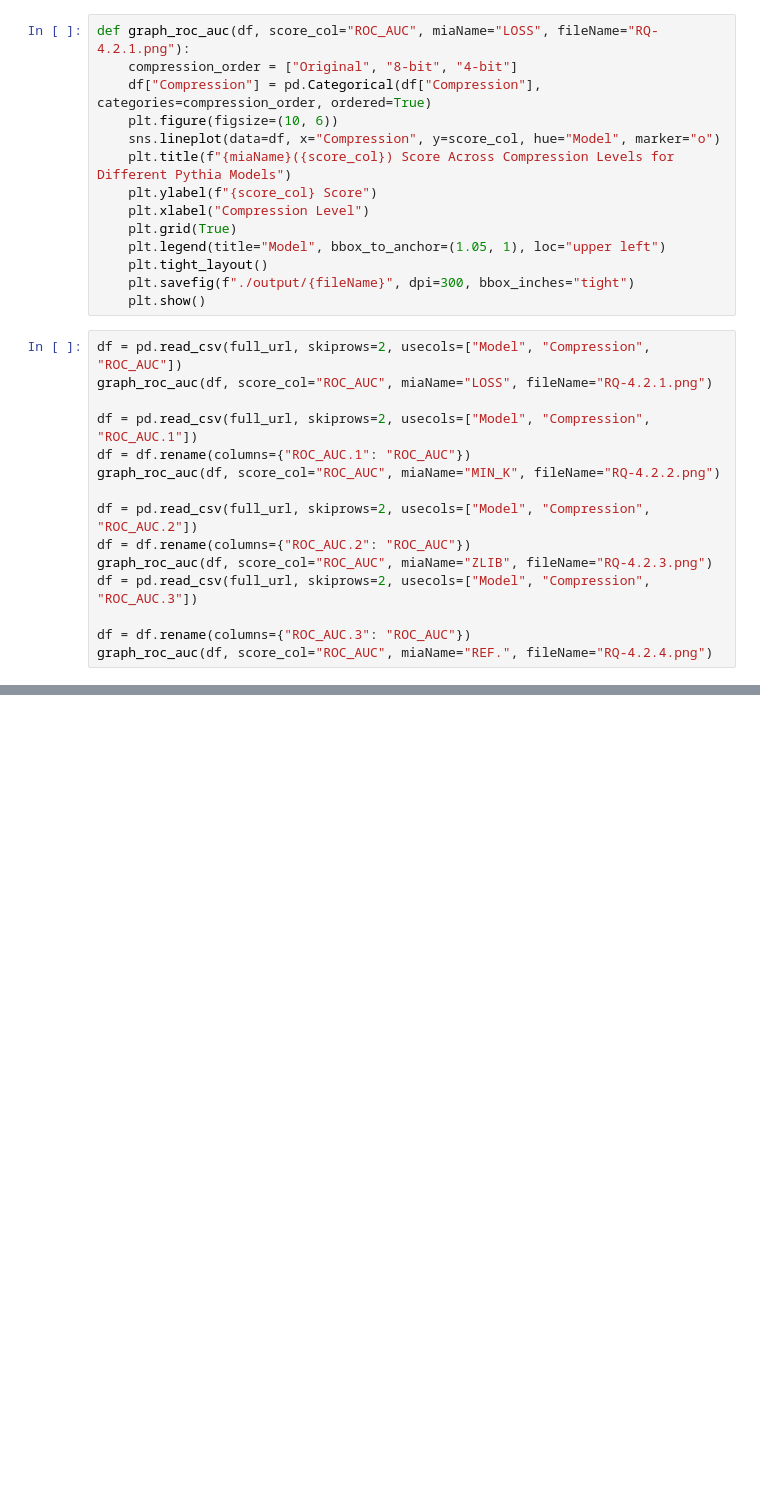
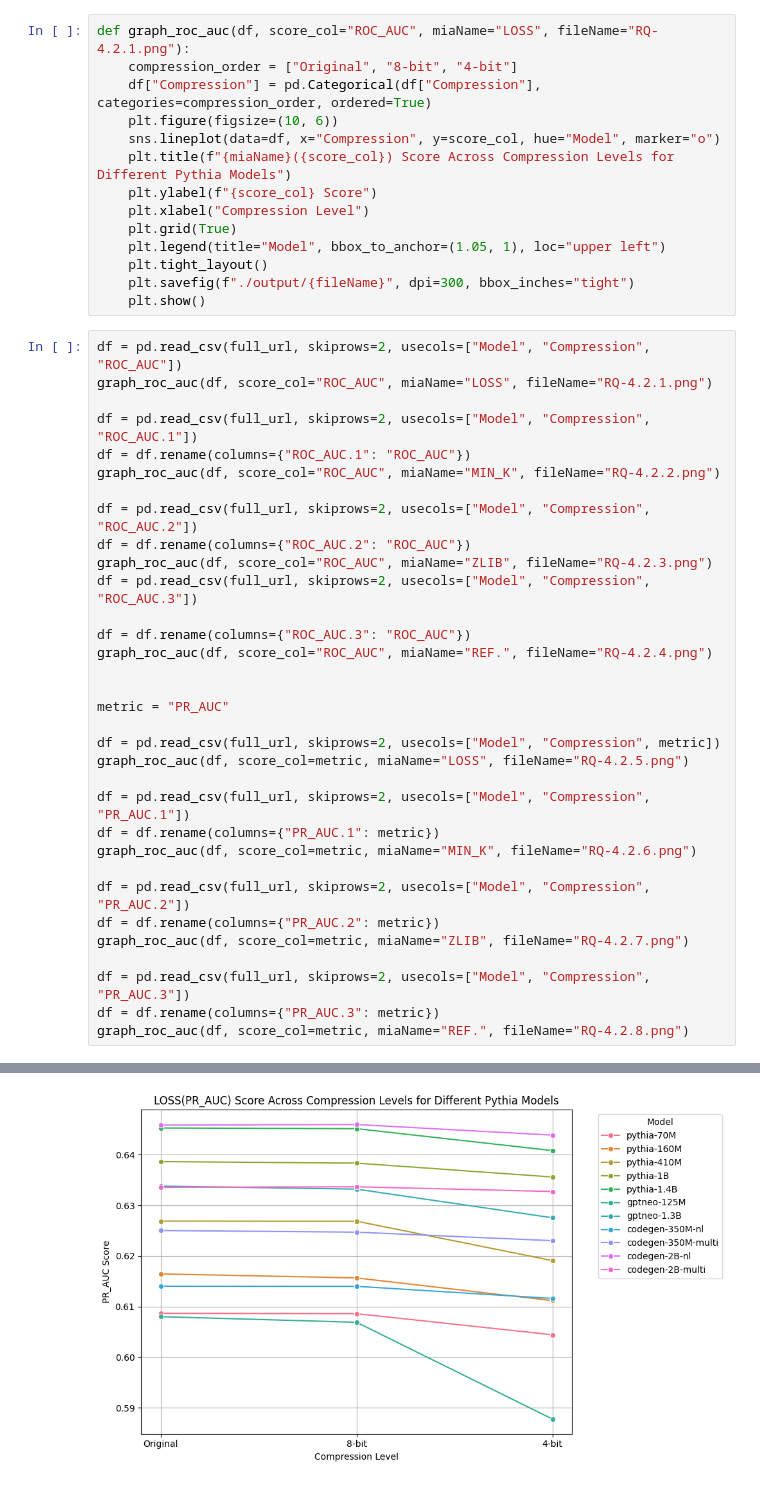
Before and after one commit to nazmul-me/mimir, a Jupyter notebook: resultsAnalysis/graph/RQ4-generalizibilty.ipynb, the cells around one changed output, grey strips where cells are left out. Cells and saved outputs as stored; diff of their text form; blank space fills up the shorter version.

```diff
--- a/resultsAnalysis/graph/RQ4-generalizibilty.ipynb
+++ b/resultsAnalysis/graph/RQ4-generalizibilty.ipynb
@@ -70,20 +70,39 @@ def graph_roc_auc(df, score_col="ROC_AUC", miaName="LOSS", fileName="RQ-4.2.1.pn
 # %%
 df = pd.read_csv(full_url, skiprows=2, usecols=["Model", "Compression", "ROC_AUC"])
 graph_roc_auc(df, score_col="ROC_AUC", miaName="LOSS", fileName="RQ-4.2.1.png")
 
 df = pd.read_csv(full_url, skiprows=2, usecols=["Model", "Compression", "ROC_AUC.1"])
 df = df.rename(columns={"ROC_AUC.1": "ROC_AUC"})
 graph_roc_auc(df, score_col="ROC_AUC", miaName="MIN_K", fileName="RQ-4.2.2.png")
 
 df = pd.read_csv(full_url, skiprows=2, usecols=["Model", "Compression", "ROC_AUC.2"])
 df = df.rename(columns={"ROC_AUC.2": "ROC_AUC"})
 graph_roc_auc(df, score_col="ROC_AUC", miaName="ZLIB", fileName="RQ-4.2.3.png")
 df = pd.read_csv(full_url, skiprows=2, usecols=["Model", "Compression", "ROC_AUC.3"])
 
 df = df.rename(columns={"ROC_AUC.3": "ROC_AUC"})
 graph_roc_auc(df, score_col="ROC_AUC", miaName="REF.", fileName="RQ-4.2.4.png")
+
+
+metric = "PR_AUC"
+
+df = pd.read_csv(full_url, skiprows=2, usecols=["Model", "Compression", metric])
+graph_roc_auc(df, score_col=metric, miaName="LOSS", fileName="RQ-4.2.5.png")
+
+df = pd.read_csv(full_url, skiprows=2, usecols=["Model", "Compression", "PR_AUC.1"])
+df = df.rename(columns={"PR_AUC.1": metric})
+graph_roc_auc(df, score_col=metric, miaName="MIN_K", fileName="RQ-4.2.6.png")
+
+df = pd.read_csv(full_url, skiprows=2, usecols=["Model", "Compression", "PR_AUC.2"])
+df = df.rename(columns={"PR_AUC.2": metric})
+graph_roc_auc(df, score_col=metric, miaName="ZLIB", fileName="RQ-4.2.7.png")
+
+df = pd.read_csv(full_url, skiprows=2, usecols=["Model", "Compression", "PR_AUC.3"])
+df = df.rename(columns={"PR_AUC.3": metric})
+graph_roc_auc(df, score_col=metric, miaName="REF.", fileName="RQ-4.2.8.png")
 # %% [output]
 [figure]
 [figure]
 [figure]
 [figure]
+[figure, added]
```
Also changed, not shown: parts of 5 cells of this notebook.
